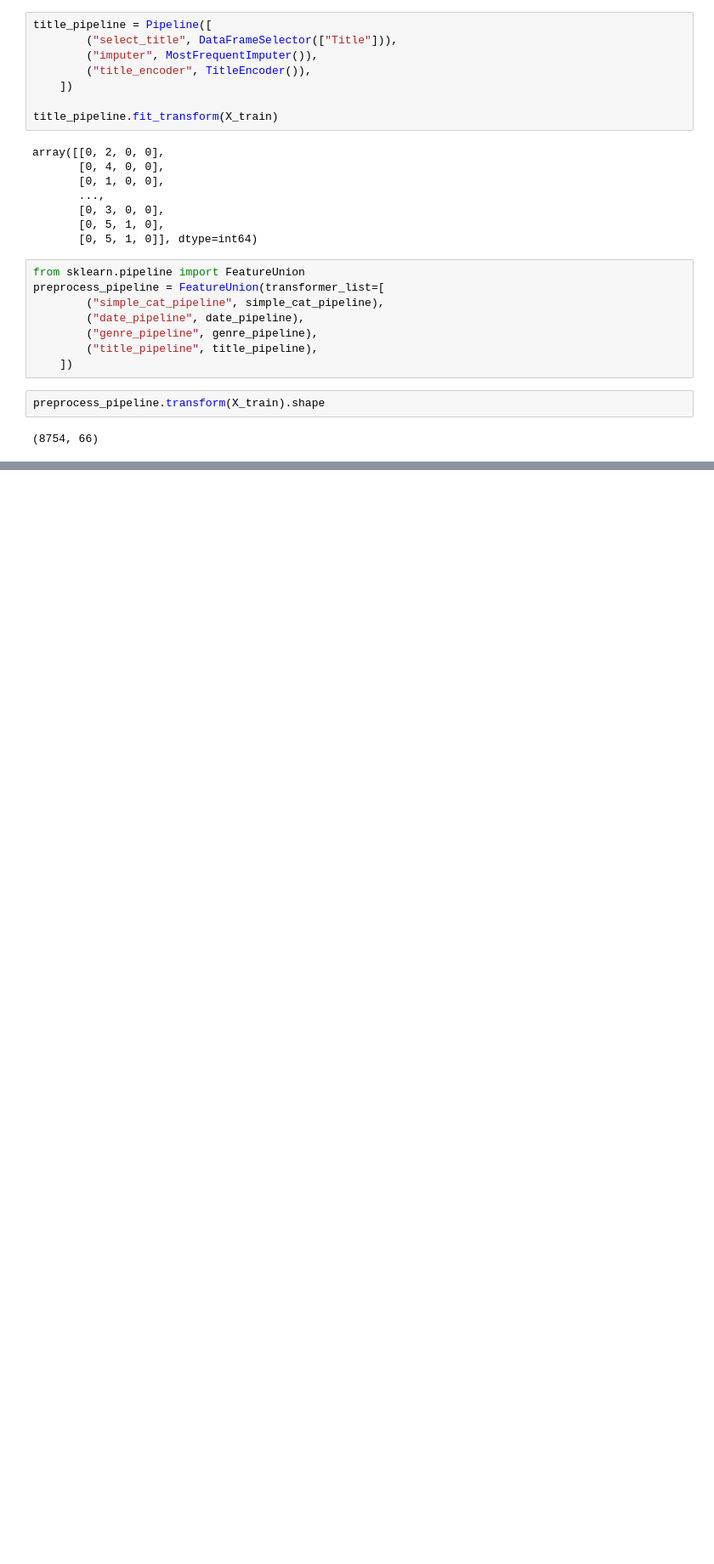
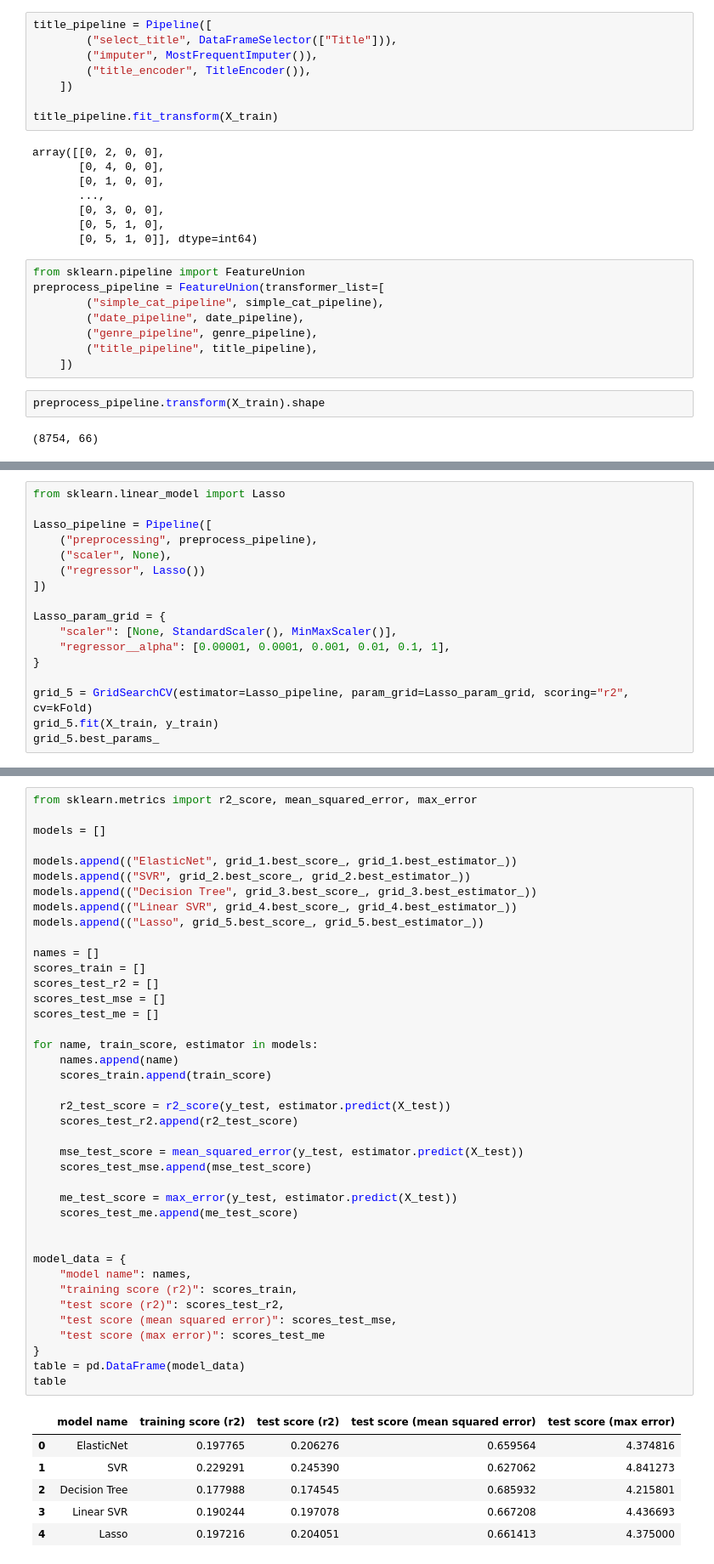
Before and after one commit to WWykret/PSI-Projekt, a Jupyter notebook: projetk.ipynb, the cells around one changed output, grey strips where cells are left out. Shown: that part at 85% size. Drawn from its saved outputs; the diff is of its cells as text; blank space fills up the shorter version.

Commit message:
Finished shallow model

```diff
--- a/projetk.ipynb
+++ b/projetk.ipynb
@@ -156,0 +254,17 @@ preprocess_pipeline.transform(X_train).shape
+# %%
+from sklearn.linear_model import Lasso
+
+Lasso_pipeline = Pipeline([
+    ("preprocessing", preprocess_pipeline),
+    ("scaler", None),
+    ("regressor", Lasso())
+])
+
+Lasso_param_grid = {
+    "scaler": [None, StandardScaler(), MinMaxScaler()],
+    "regressor__alpha": [0.00001, 0.0001, 0.001, 0.01, 0.1, 1],
+}
+
+grid_5 = GridSearchCV(estimator=Lasso_pipeline, param_grid=Lasso_param_grid, scoring="r2", cv=kFold)
+grid_5.fit(X_train, y_train)
+grid_5.best_params_
@@ -156,0 +275,47 @@ preprocess_pipeline.transform(X_train).shape
+# %%
+from sklearn.metrics import r2_score, mean_squared_error, max_error
+
+models = []
+
+models.append(("ElasticNet", grid_1.best_score_, grid_1.best_estimator_))
+models.append(("SVR", grid_2.best_score_, grid_2.best_estimator_))
+models.append(("Decision Tree", grid_3.best_score_, grid_3.best_estimator_))
+models.append(("Linear SVR", grid_4.best_score_, grid_4.best_estimator_))
+models.append(("Lasso", grid_5.best_score_, grid_5.best_estimator_))
+
+names = []
+scores_train = []
+scores_test_r2 = []
+scores_test_mse = []
+scores_test_me = []
+
+for name, train_score, estimator in models:
+    names.append(name)
+    scores_train.append(train_score)
+
+    r2_test_score = r2_score(y_test, estimator.predict(X_test))
+    scores_test_r2.append(r2_test_score)
+
+    mse_test_score = mean_squared_error(y_test, estimator.predict(X_test))
+    scores_test_mse.append(mse_test_score)
+
+    me_test_score = max_error(y_test, estimator.predict(X_test))
+    scores_test_me.append(me_test_score)
+
+
+model_data = {
+    "model name": names,
+    "training score (r2)": scores_train,
+    "test score (r2)": scores_test_r2,
+    "test score (mean squared error)": scores_test_mse,
+    "test score (max error)": scores_test_me
+}
+table = pd.DataFrame(model_data)
+table
+# %% [output]
+|  | model name | training score (r2) | test score (r2) | test score (mean squared error) | test score (max error) |
+| 0 | ElasticNet | 0.197765 | 0.206276 | 0.659564 | 4.374816 |
+| 1 | SVR | 0.229291 | 0.245390 | 0.627062 | 4.841273 |
+| 2 | Decision Tree | 0.177988 | 0.174545 | 0.685932 | 4.215801 |
+| 3 | Linear SVR | 0.190244 | 0.197078 | 0.667208 | 4.436693 |
+| 4 | Lasso | 0.197216 | 0.204051 | 0.661413 | 4.375000 |
```
Also changed, not shown: parts of 15 cells of this notebook.
